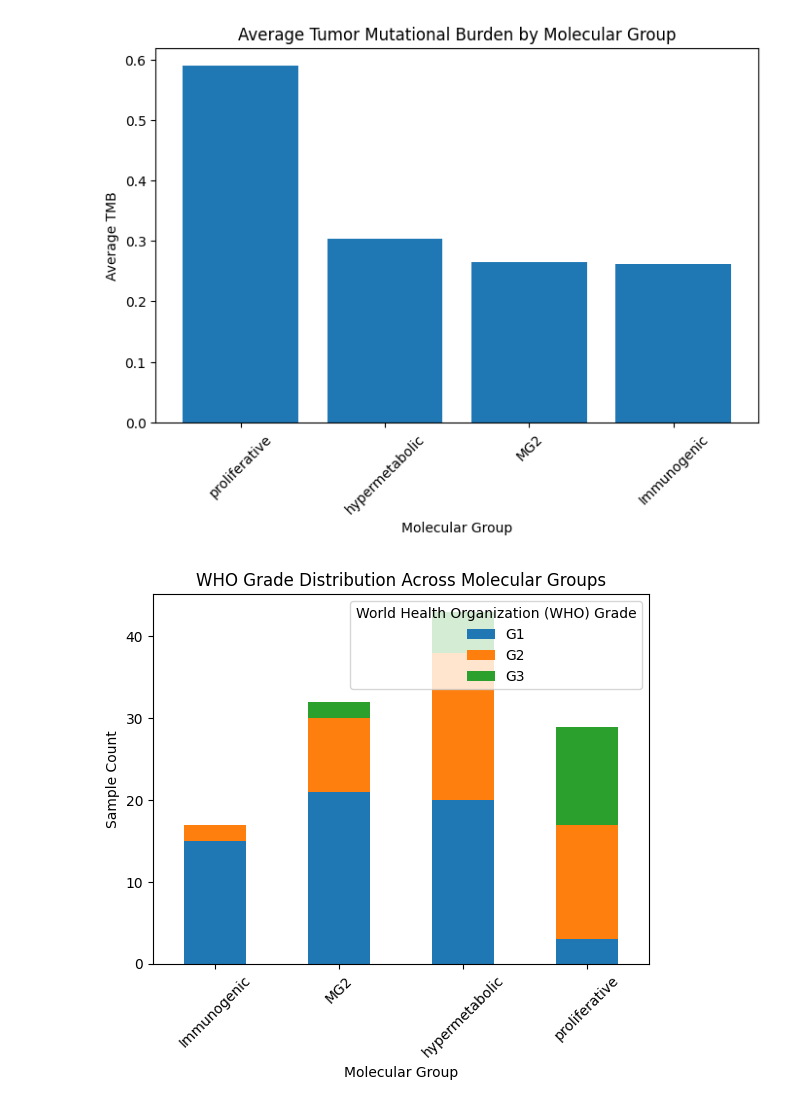
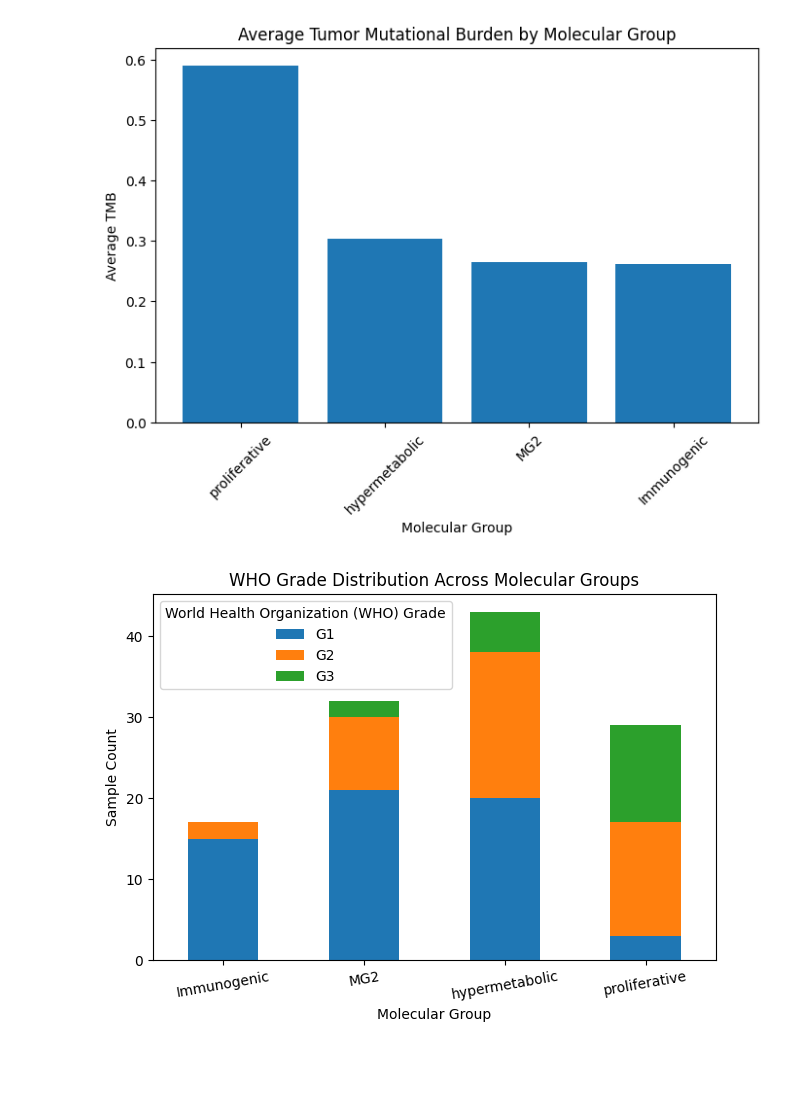
Before and after one commit to SuhasiniNarain/meningioma-tumor-genomics-analysis, a Jupyter notebook: oncology_sql.ipynb, the cells around one changed output. Drawn from its saved outputs; the diff is of its cells as text; code cells hidden in the pictures; blank space fills up the shorter version.

```diff
--- a/oncology_sql.ipynb
+++ b/oncology_sql.ipynb
@@ -272,30 +272,30 @@ plt.show()
 # %%
 query = """
 SELECT
     [Molecular Group],
     [World Health Organization (WHO) Grade],
     COUNT(*) AS count
 FROM oncology_samples
 GROUP BY
     [Molecular Group],
     [World Health Organization (WHO) Grade]
 """
 
 df_grade = pd.read_sql(query, conn)
 
 pivot_df = df_grade.pivot(
     index="Molecular Group",
     columns="World Health Organization (WHO) Grade",
     values="count"
 )
 
 pivot_df.plot(kind="bar", stacked=True)
 
 plt.xlabel("Molecular Group")
 plt.ylabel("Sample Count")
 plt.title("WHO Grade Distribution Across Molecular Groups")
-plt.xticks(rotation=45)
-
+plt.xticks(rotation=10)
+plt.tight_layout()
 plt.show()
 # %% [output]
-[figure, old version]
+[figure, new version]
```
